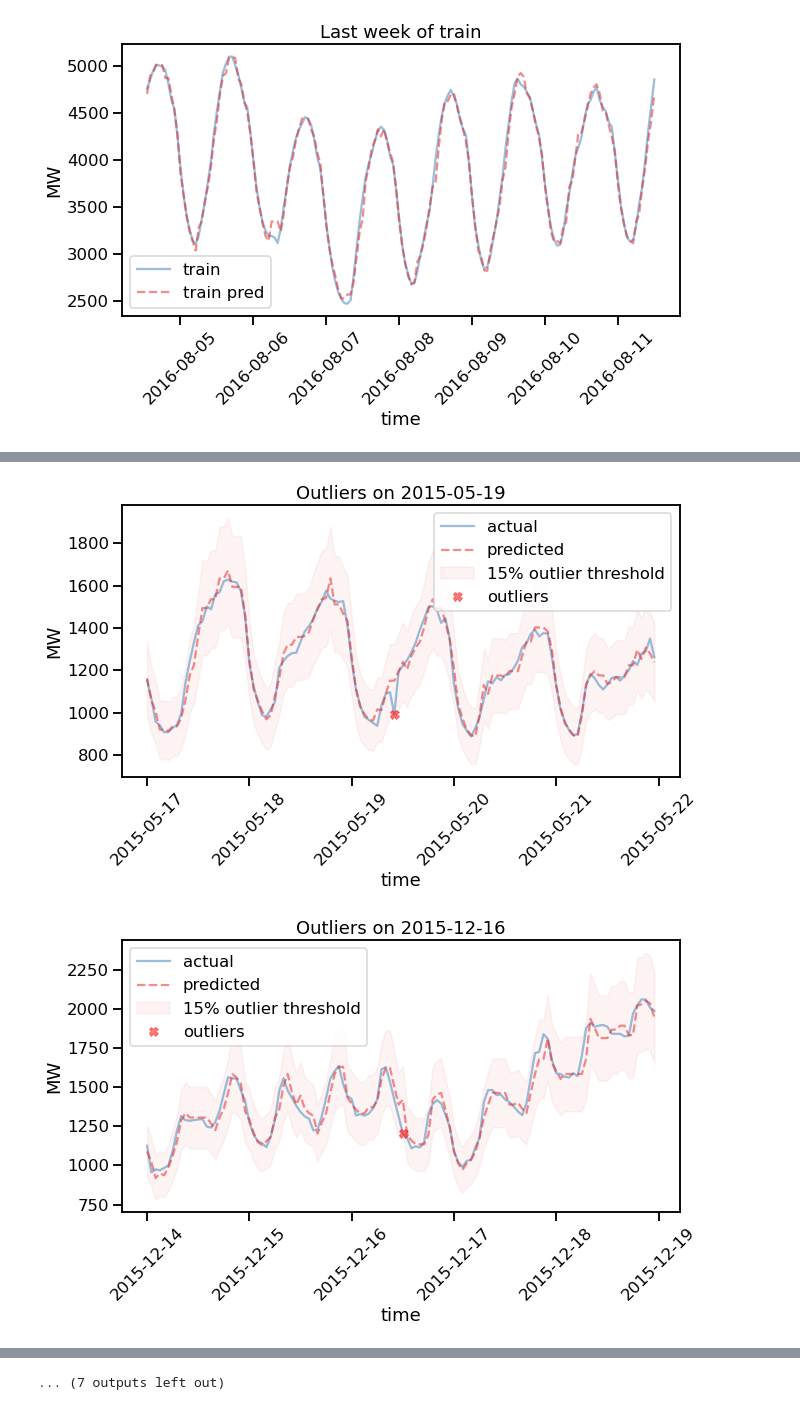
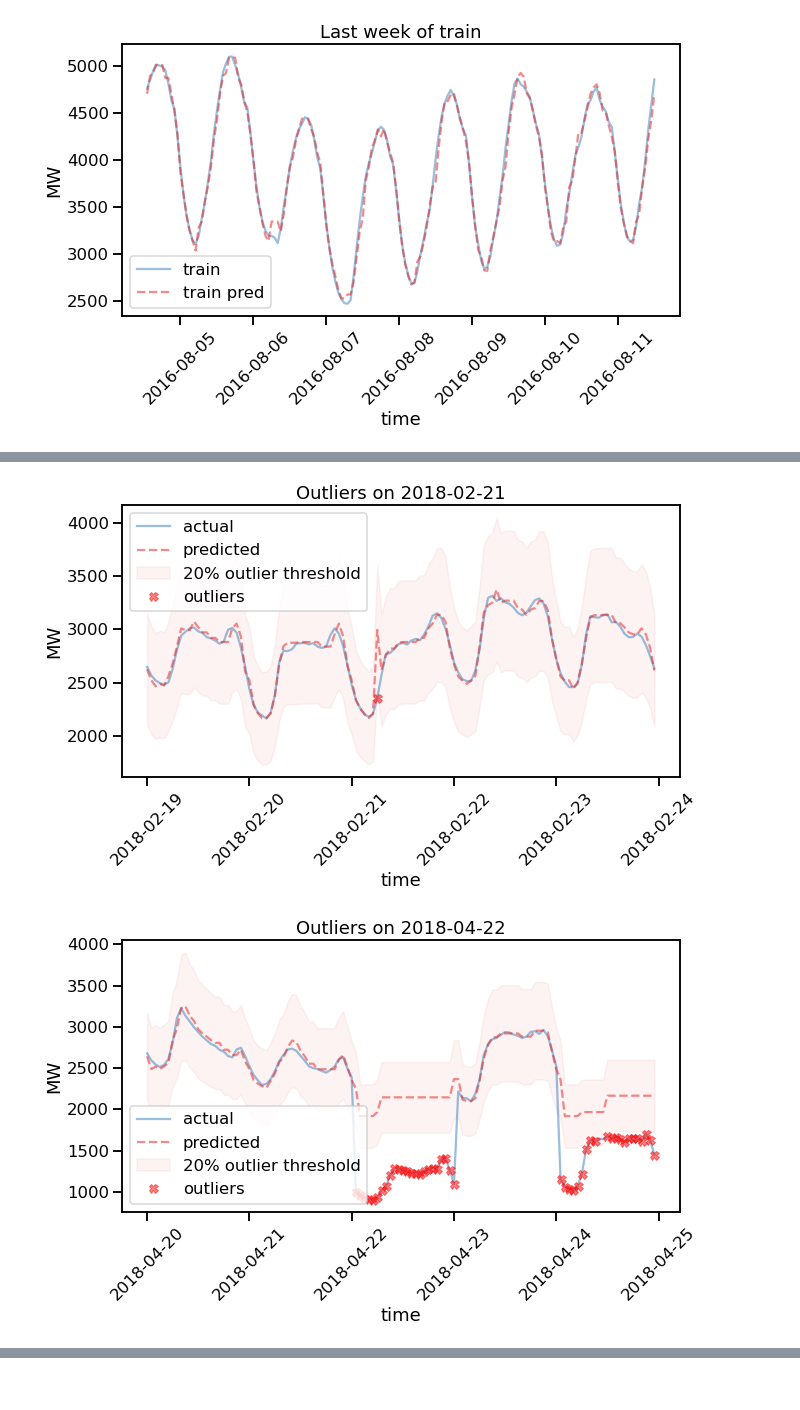
Before and after one commit to a-nabizadeh/siemens_swarm, a Jupyter notebook: demo.ipynb, the cells around one changed output, grey strips where cells are left out. Saved outputs shown, nothing was run; the diff lists cells and outputs as text; code cells hidden in the pictures.

```diff
--- a/demo.ipynb
+++ b/demo.ipynb
@@ -32,3 +32,3 @@ plot_date(df_fit, '2016-11-8')
 # %%
-find_outliers(df_fit, threshold_per_cent = 15)
+find_outliers(df_fit, threshold_per_cent = 20)
 # %% [output]
@@ -39,2 +39,2 @@ find_outliers(df_fit, threshold_per_cent = 15)
-[figure, old version]
+[figure, new version]
-[figure, old version]
+[figure, new version]
@@ -47 +43,0 @@ find_outliers(df_fit, threshold_per_cent = 15)
-... (7 outputs left out)
```
Also changed, not shown: parts of 3 cells of this notebook, 3 other files.
